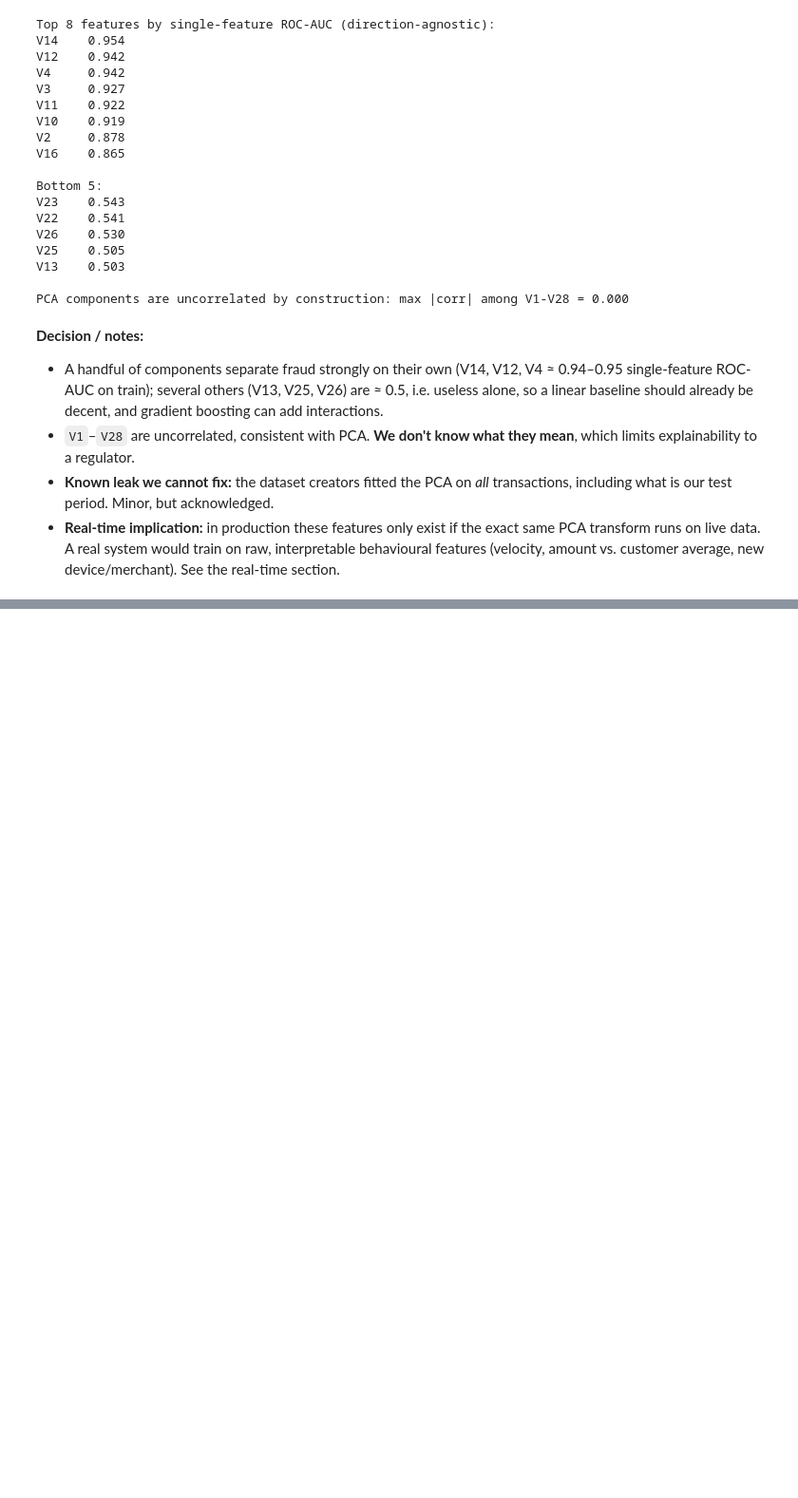
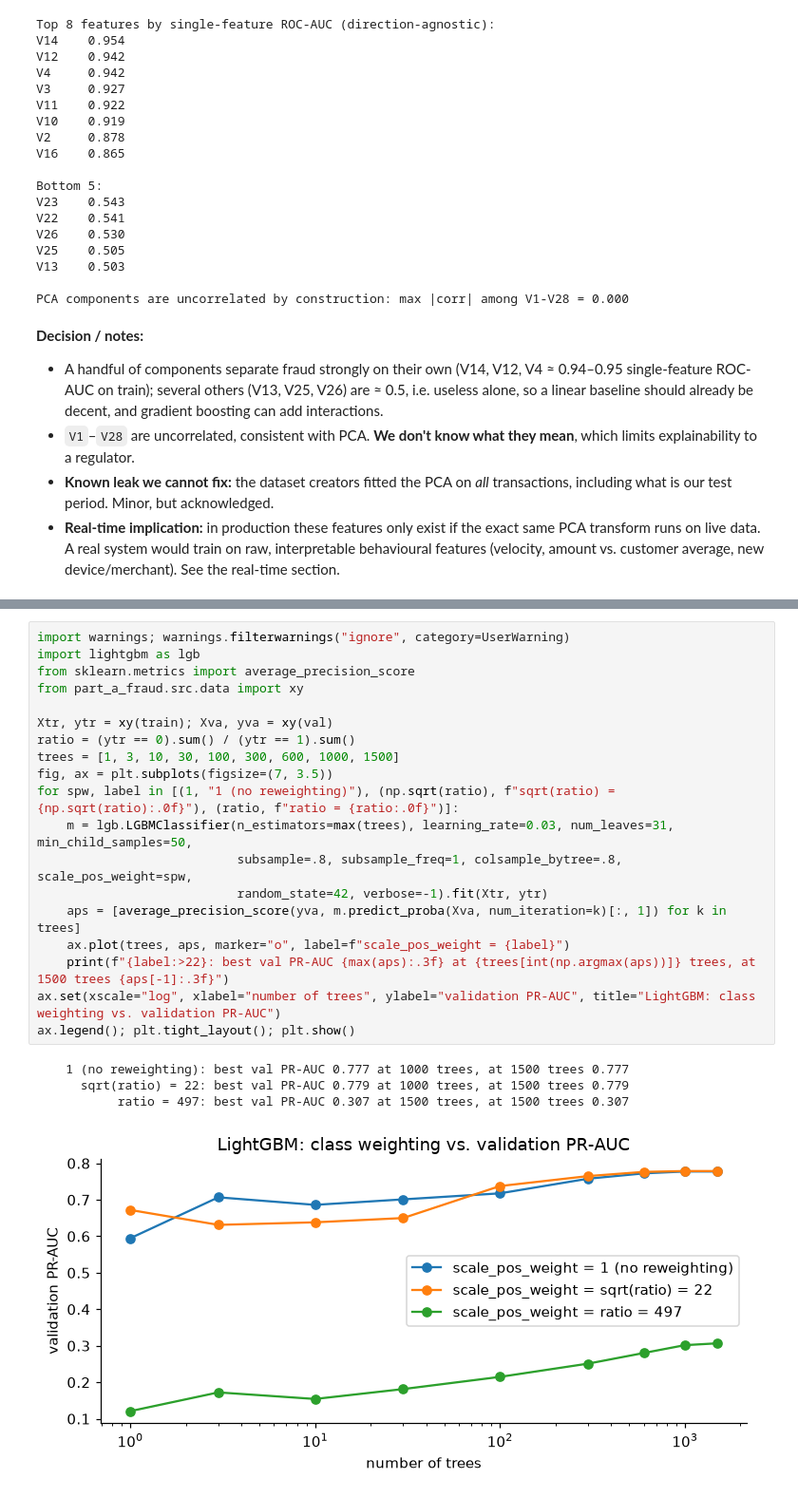
Before and after one commit to alifaisal676/payguard-assignment, a Jupyter notebook: part_a_fraud/notebooks/fraud_analysis.ipynb, the cells around one changed output, grey strips where cells are left out. Shown at 95% size. Cells and saved outputs as stored; diff of their text form; blank space fills up the shorter version.

Commit message:
feat(part-a): models, bootstrap evaluation, results; drop Time feature, no class reweighting for LightGBM
Co-Authored-By: Claude Opus 5.5 <noreply@anthropic.com>

```diff
--- a/part_a_fraud/notebooks/fraud_analysis.ipynb
+++ b/part_a_fraud/notebooks/fraud_analysis.ipynb
@@ -178,0 +197,24 @@ PCA components are uncorrelated by construction: max |corr| among V1-V28 = 0.000
+# %%
+import warnings; warnings.filterwarnings("ignore", category=UserWarning)
+import lightgbm as lgb
+from sklearn.metrics import average_precision_score
+from part_a_fraud.src.data import xy
+
+Xtr, ytr = xy(train); Xva, yva = xy(val)
+ratio = (ytr == 0).sum() / (ytr == 1).sum()
+trees = [1, 3, 10, 30, 100, 300, 600, 1000, 1500]
+fig, ax = plt.subplots(figsize=(7, 3.5))
+for spw, label in [(1, "1 (no reweighting)"), (np.sqrt(ratio), f"sqrt(ratio) = {np.sqrt(ratio):.0f}"), (ratio, f"ratio = {ratio:.0f}")]:
+    m = lgb.LGBMClassifier(n_estimators=max(trees), learning_rate=0.03, num_leaves=31, min_child_samples=50,
+                           subsample=.8, subsample_freq=1, colsample_bytree=.8, scale_pos_weight=spw,
+                           random_state=42, verbose=-1).fit(Xtr, ytr)
+    aps = [average_precision_score(yva, m.predict_proba(Xva, num_iteration=k)[:, 1]) for k in trees]
+    ax.plot(trees, aps, marker="o", label=f"scale_pos_weight = {label}")
+    print(f"{label:>22}: best val PR-AUC {max(aps):.3f} at {trees[int(np.argmax(aps))]} trees, at 1500 trees {aps[-1]:.3f}")
+ax.set(xscale="log", xlabel="number of trees", ylabel="validation PR-AUC", title="LightGBM: class weighting vs. validation PR-AUC")
+ax.legend(); plt.tight_layout(); plt.show()
+# %% [output]
+    1 (no reweighting): best val PR-AUC 0.777 at 1000 trees, at 1500 trees 0.777
+      sqrt(ratio) = 22: best val PR-AUC 0.779 at 1000 trees, at 1500 trees 0.779
+           ratio = 497: best val PR-AUC 0.307 at 1500 trees, at 1500 trees 0.307
+[figure, added]
```
Also changed, not shown: parts of 13 cells of this notebook, 7 other files.
